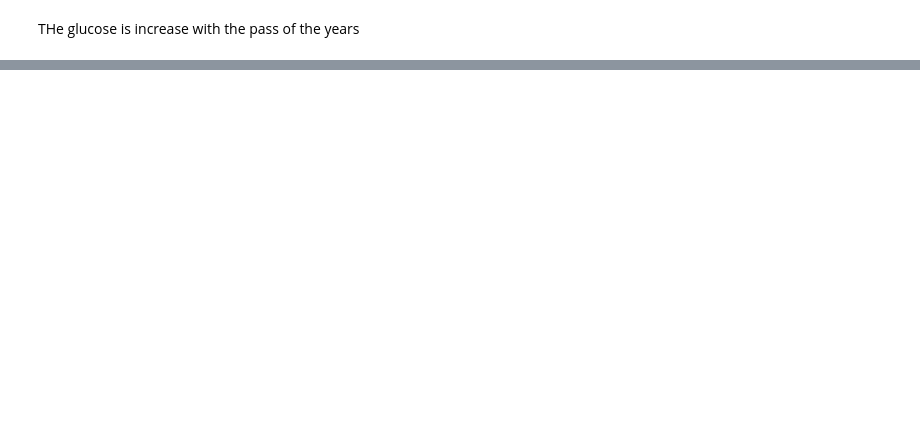
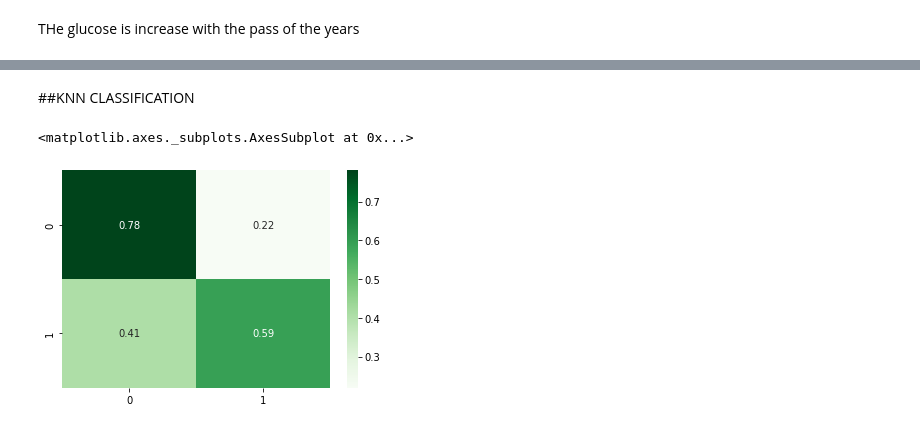
Before and after one commit to ragedharb16/sales-predictions, a Jupyter notebook: projects_2.ipynb, the cells around one changed output, grey strips where cells are left out. Cells and saved outputs as stored; diff of their text form; code cells hidden in the pictures; blank space fills up the shorter version.

```diff
--- a/projects_2.ipynb
+++ b/projects_2.ipynb
@@ -257,0 +298,2 @@ THe glucose is increase with the pass of the years
+# %%
+knnpipe.fit(X_train,y_train)
@@ -257,0 +324,3 @@ THe glucose is increase with the pass of the years
+# %%
+knnpipe2= make_pipeline(StandardScaler(),knn)
+knnpipe2.fit(X_train,y_train)
@@ -257,0 +337,8 @@ THe glucose is increase with the pass of the years
+# %%
+krange = range(1, 10)
+k_list = []
+for k in krange:
+  knn_model_processor = make_pipeline(transformer, KNeighborsClassifier(n_neighbors=k))
+  knn_model_processor.fit(X_train, y_train)
+  score = accuracy_score(y_test, knn_model_processor.predict(X_test))
+  k_list.append(score)
@@ -257,0 +350,5 @@ THe glucose is increase with the pass of the years
+# %%
+
+knn=KNeighborsClassifier(n_neighbors=5)
+knnfinalpca= make_pipeline(StandardScaler(),knn)
+knnfinalpca.fit(X_train, y_train)
@@ -257,0 +451,8 @@ THe glucose is increase with the pass of the years
+# %% [markdown]
+##KNN CLASSIFICATION
+# %%
+knnmatrix= confusion_matrix(y_test, knnfinalpca.predict(X_test),normalize='true')
+sns.heatmap(knnmatrix,annot=True,cmap='Greens')
+# %% [output]
+<matplotlib.axes._subplots.AxesSubplot at 0x...>
+[figure, added]
```
Also changed, not shown: parts of 41 cells of this notebook.
